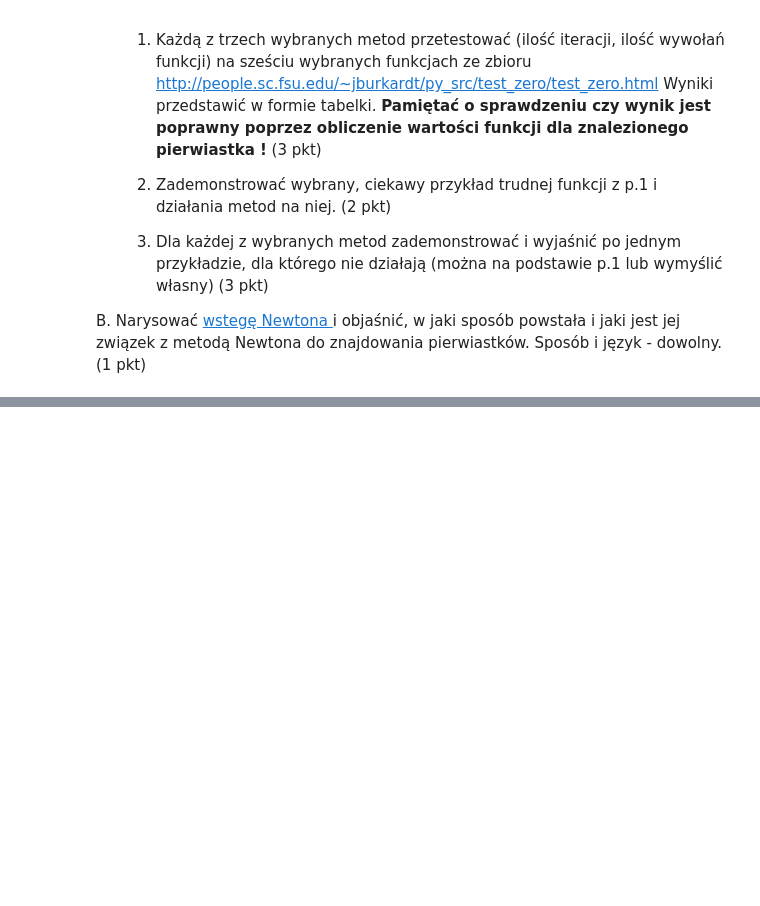
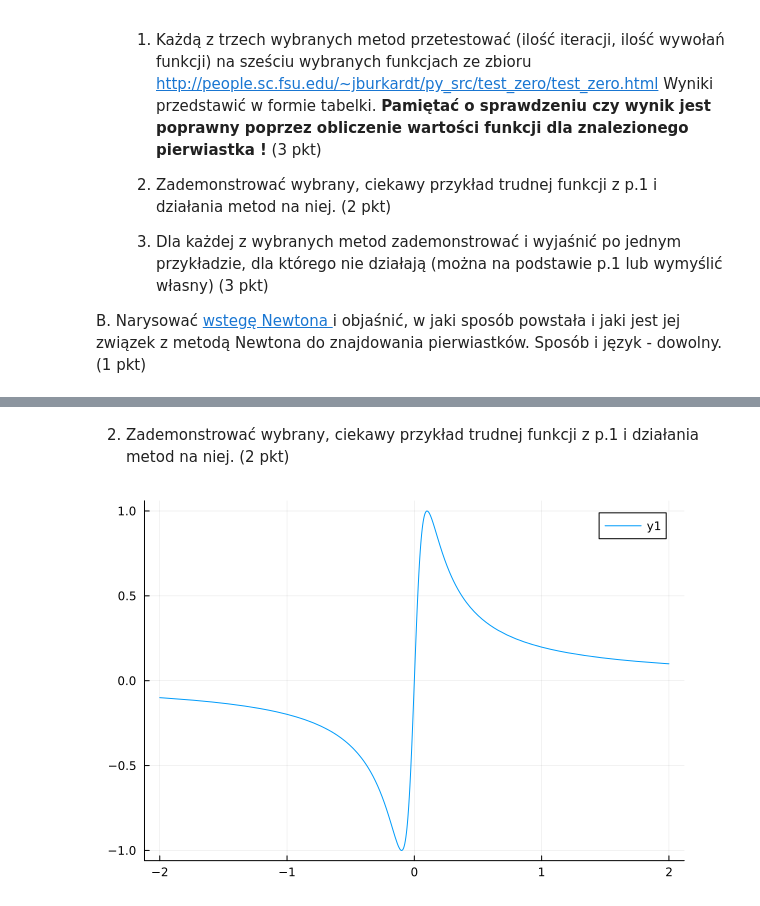
Before and after one commit to Kasl0/Mownit, a Jupyter notebook: Lab7/Lab7.ipynb, the cells around one changed output, grey strips where cells are left out. Cells and saved outputs as stored; diff of their text form; code cells hidden in the pictures; blank space fills up the shorter version.

```diff
--- a/Lab7/Lab7.ipynb
+++ b/Lab7/Lab7.ipynb
@@ -378,0 +467,10 @@ B. Narysować <a href="https://pl.wikipedia.org/wiki/Wst%C4%99ga_Newtona"> wsteg
+# %% [markdown]
+2. Zademonstrować wybrany, ciekawy przykład trudnej funkcji z p.1 i działania metod na niej. (2 pkt)
+# %%
+using Plots
+
+Repeller(x) = 20.0 * x / ( 100.0 * x * x + 1.0 )
+
+plot(Repeller, -2, 2)
+# %% [output]
+[figure, added]
```
Also changed, not shown: parts of 16 cells of this notebook, 2 other files.
